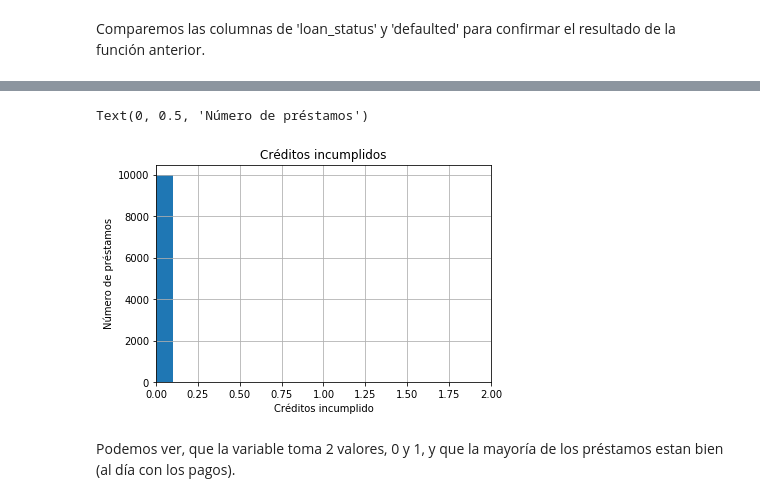
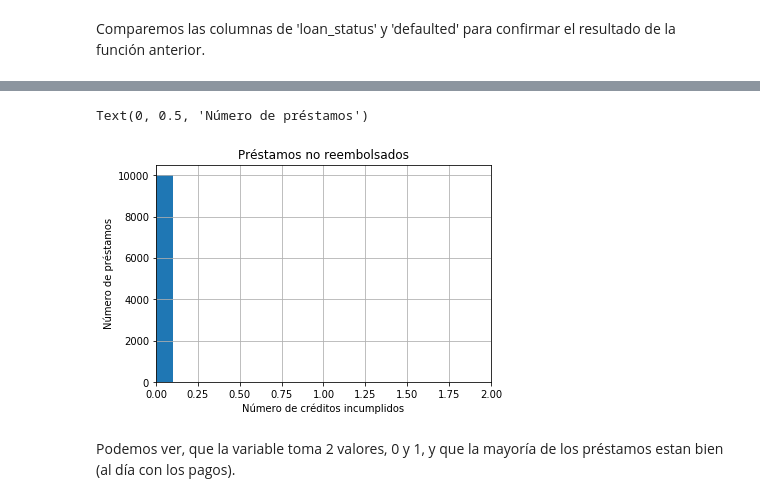
Before and after one commit to solegalli/ingenieria-de-variables, a Jupyter notebook: Seccion-02-TiposDeVariables/02.1_VariablesNumericas.ipynb, the cells around one changed output, grey strips where cells are left out. Drawn from its saved outputs; the diff is of its cells as text; code cells hidden in the pictures.

```diff
--- a/Seccion-02-TiposDeVariables/02.1_VariablesNumericas.ipynb
+++ b/Seccion-02-TiposDeVariables/02.1_VariablesNumericas.ipynb
@@ -305,14 +301,14 @@ array([0, 1], dtype=int64)
 # %%
 # Creemos un histograma, aunque para una variable binaria no es la mejor opción.
 
 fig = data.defaulted.hist()
 fig.set_xlim(0, 2)
-fig.set_title('Créditos incumplidos')
-fig.set_xlabel('Créditos incumplido')
+fig.set_title('Préstamos no reembolsados')
+fig.set_xlabel('Número de créditos incumplidos')
 fig.set_ylabel('Número de préstamos')
 # %% [output]
 Text(0, 0.5, 'Número de préstamos')
-[figure, old version]
+[figure, new version]
 # %% [markdown]
 Podemos ver, que la variable toma 2 valores, 0 y 1, y que la mayoría de los préstamos estan bien (al día con los pagos).
 # %% [markdown]
```
Also changed, not shown: parts of 15 cells of this notebook, 1 other file.
